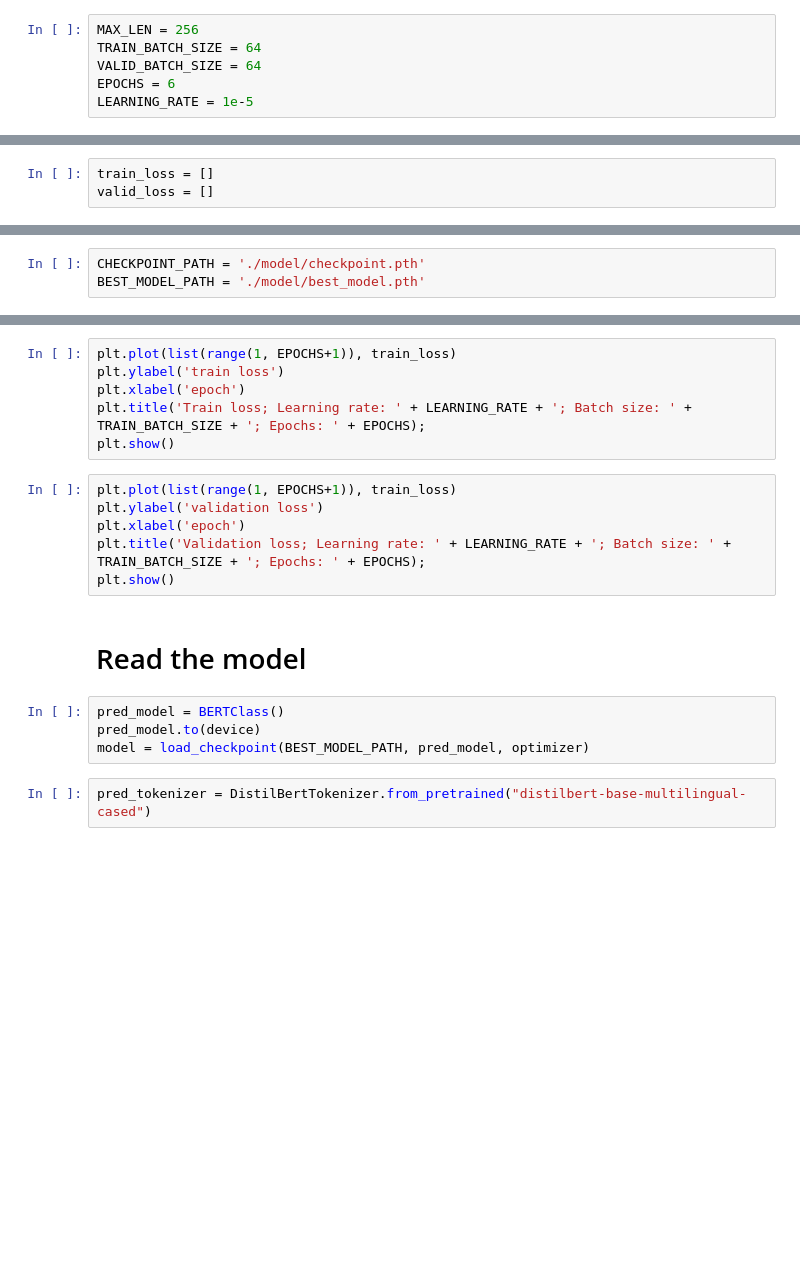
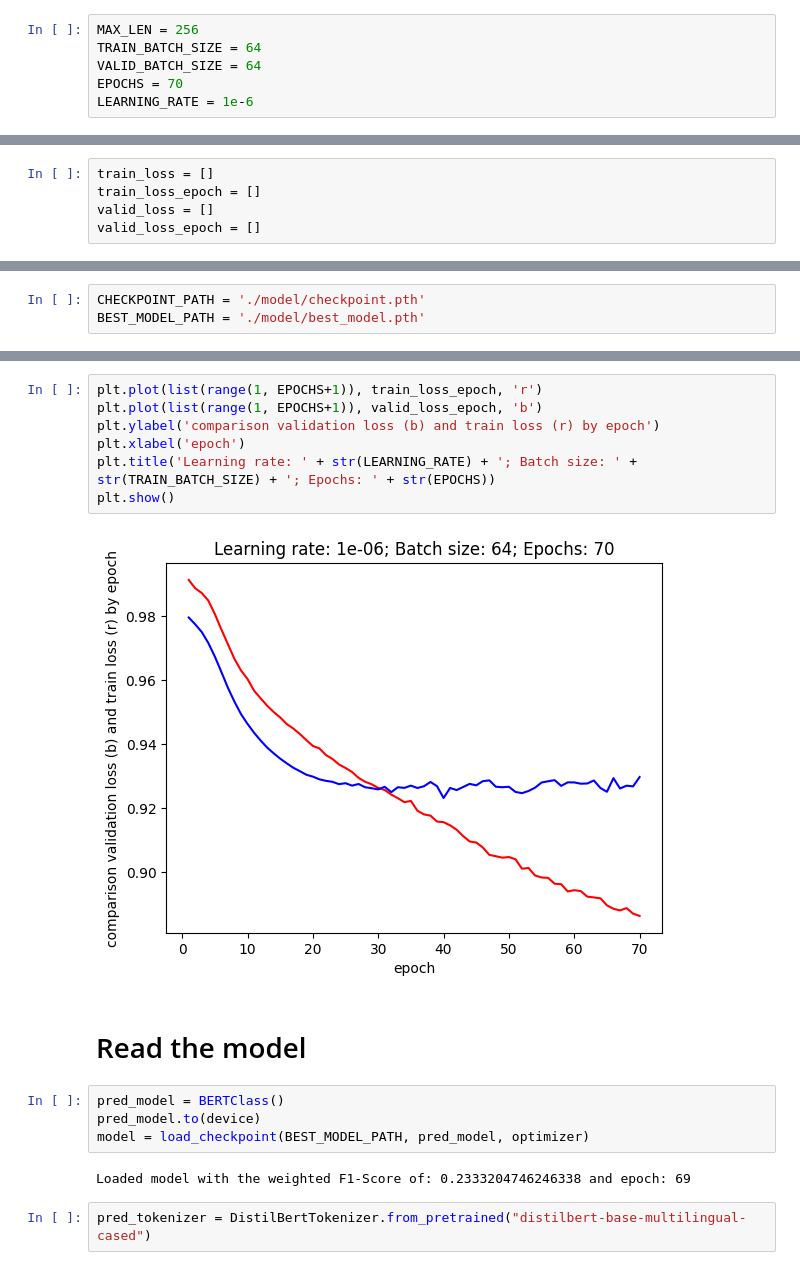
Before and after one commit to Vanessi-K/BA-controversial_feature_detection, a Jupyter notebook: 03_training_and_evaluating_the_model.ipynb, the cells around one changed output, grey strips where cells are left out. Drawn from its saved outputs; the diff is of its cells as text; blank space fills up the shorter version.

```diff
--- a/03_training_and_evaluating_the_model.ipynb
+++ b/03_training_and_evaluating_the_model.ipynb
@@ -84,8 +84,8 @@ target_list = ['Generalisation0', 'Generalisation1', 'Generalisation2', 'General
 MAX_LEN = 256
 TRAIN_BATCH_SIZE = 64
 VALID_BATCH_SIZE = 64
-EPOCHS = 6
-LEARNING_RATE = 1e-5
+EPOCHS = 70
+LEARNING_RATE = 1e-6
 # %%
 tokenizer = DistilBertTokenizer.from_pretrained("distilbert-base-multilingual-cased")
 
@@ -286,7 +286,9 @@ def f1_score_function(output, target):
 optimizer = torch.optim.Adam(params=model.parameters(), lr=LEARNING_RATE)
 # %%
 train_loss = []
+train_loss_epoch = []
 valid_loss = []
+valid_loss_epoch = []
 # %%
 def train_model(n_epochs, training_loader, validation_loader, model, optimizer, checkpoint_path, best_model_path):
     valid_f1_score_best = 0.0
@@ -404,21 +417,20 @@ KeyboardInterrupt:
-# %%
-plt.plot(list(range(1, EPOCHS+1)), train_loss)
-plt.ylabel('train loss')
-plt.xlabel('epoch')
-plt.title('Train loss; Learning rate: ' + LEARNING_RATE + '; Batch size: ' + TRAIN_BATCH_SIZE + '; Epochs: ' + EPOCHS);
-plt.show()
 # %%
-plt.plot(list(range(1, EPOCHS+1)), train_loss)
-plt.ylabel('validation loss')
+plt.plot(list(range(1, EPOCHS+1)), train_loss_epoch, 'r')
+plt.plot(list(range(1, EPOCHS+1)), valid_loss_epoch, 'b')
+plt.ylabel('comparison validation loss (b) and train loss (r) by epoch')
 plt.xlabel('epoch')
-plt.title('Validation loss; Learning rate: ' + LEARNING_RATE + '; Batch size: ' + TRAIN_BATCH_SIZE + '; Epochs: ' + EPOCHS);
+plt.title('Learning rate: ' + str(LEARNING_RATE) + '; Batch size: ' + str(TRAIN_BATCH_SIZE) + '; Epochs: ' + str(EPOCHS))
 plt.show()
+# %% [output]
+[figure, added]
 # %% [markdown]
 # Read the model
 # %%
 pred_model = BERTClass()
 pred_model.to(device)
 model = load_checkpoint(BEST_MODEL_PATH, pred_model, optimizer)
+# %% [output]
+Loaded model with the weighted F1-Score of: 0.2333204746246338 and epoch: 69
 # %%
 pred_tokenizer = DistilBertTokenizer.from_pretrained("distilbert-base-multilingual-cased")
 # %% [markdown]
```
Also changed, not shown: parts of 4 cells of this notebook, 6 other files.
